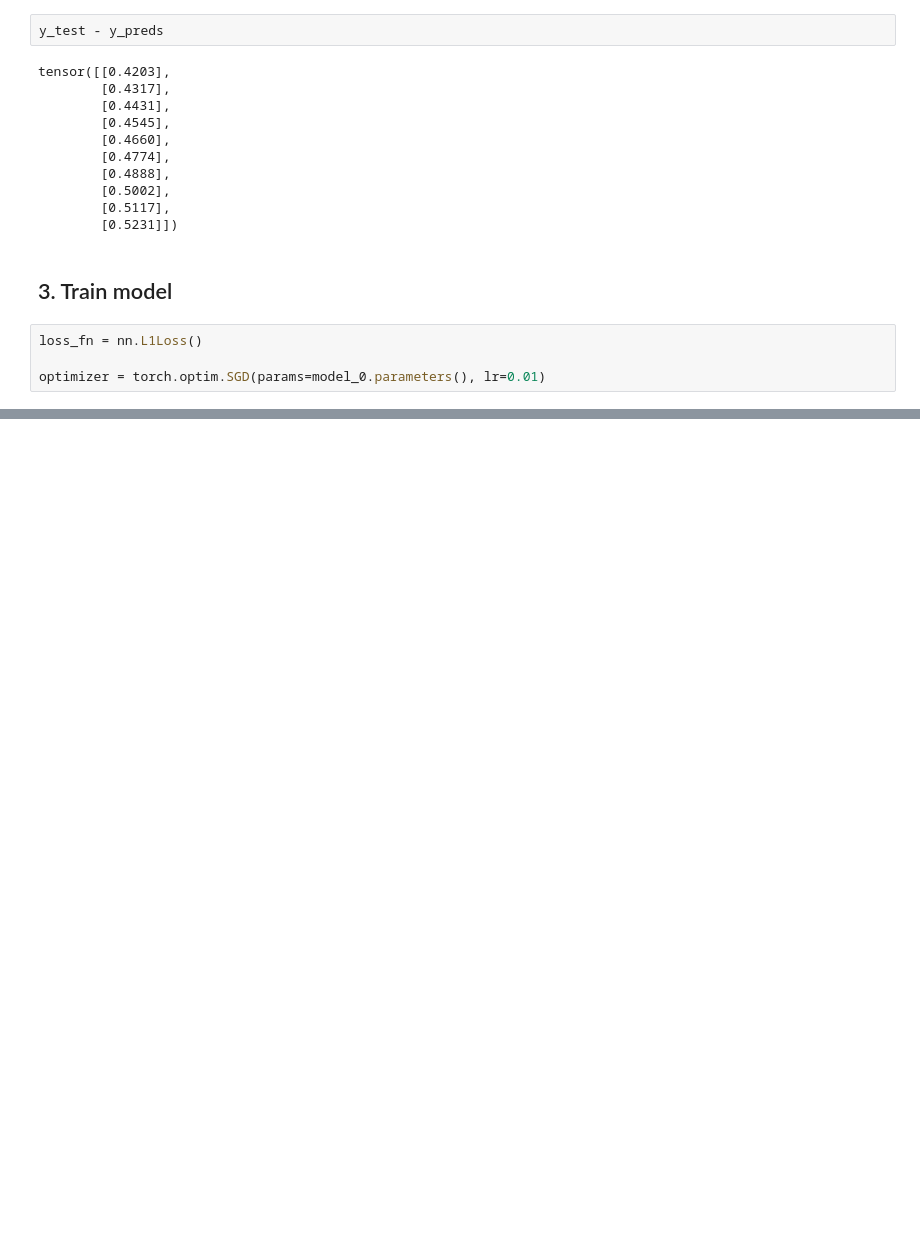
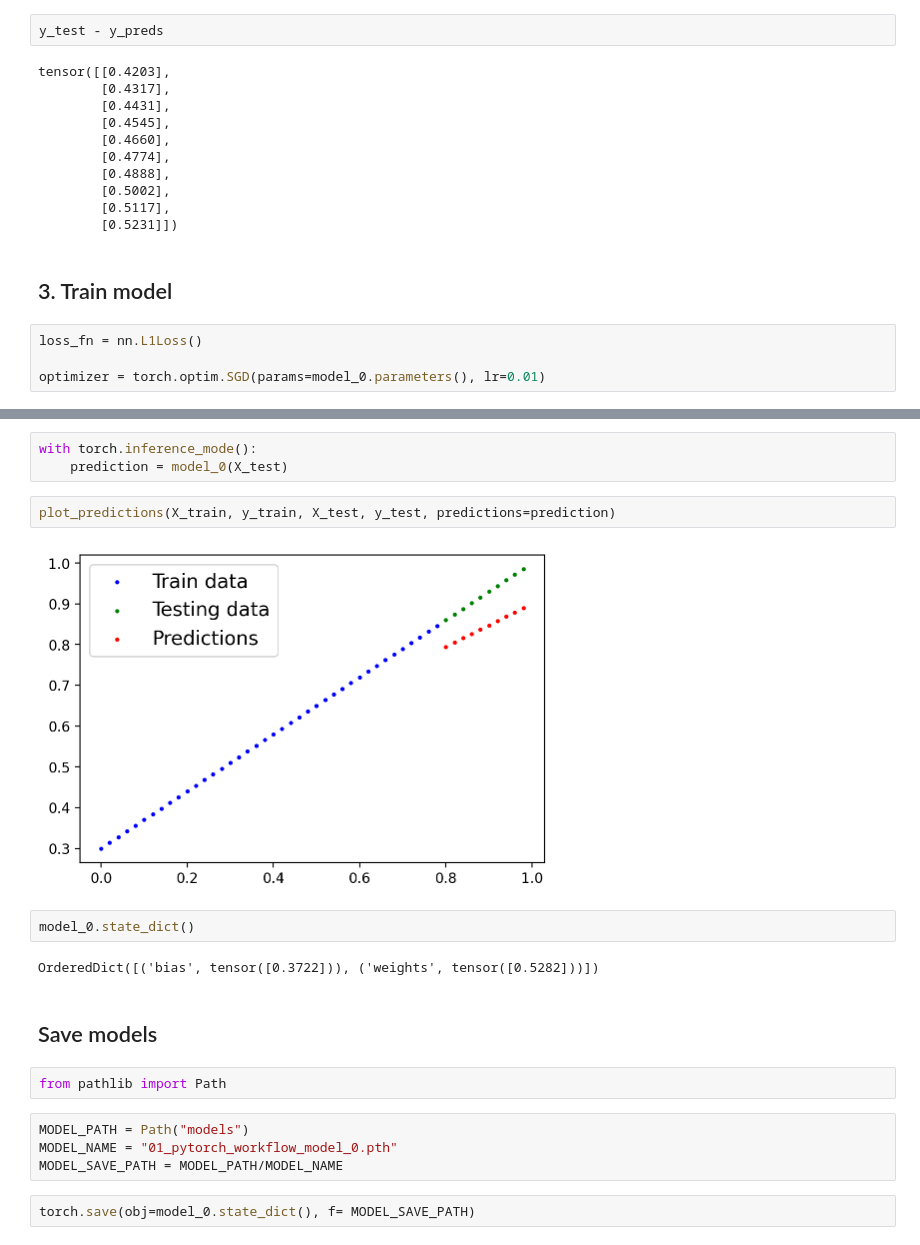
Before and after one commit to Dimaaan1997/PyTorch-for-Deep-Learning, a Jupyter notebook: 01-PyTorchWorkflowFundamentals/In_class_seminar.ipynb, the cells around one changed output, grey strips where cells are left out. Drawn from its saved outputs; the diff is of its cells as text; blank space fills up the shorter version.

```diff
--- a/01-PyTorchWorkflowFundamentals/In_class_seminar.ipynb
+++ b/01-PyTorchWorkflowFundamentals/In_class_seminar.ipynb
@@ -147,0 +221,21 @@ optimizer = torch.optim.SGD(params=model_0.parameters(), lr=0.01)
+# %%
+with torch.inference_mode():
+    prediction = model_0(X_test)
+# %%
+plot_predictions(X_train, y_train, X_test, y_test, predictions=prediction)
+# %% [output]
+[figure, added]
+# %%
+model_0.state_dict()
+# %% [output]
+OrderedDict([('bias', tensor([0.3722])), ('weights', tensor([0.5282]))])
+# %% [markdown]
+## Save models
+# %%
+from pathlib import Path
+# %%
+MODEL_PATH = Path("models")
+MODEL_NAME = "01_pytorch_workflow_model_0.pth"
+MODEL_SAVE_PATH = MODEL_PATH/MODEL_NAME
+# %%
+torch.save(obj=model_0.state_dict(), f= MODEL_SAVE_PATH)
```
Also changed, not shown: parts of 9 cells of this notebook, 1 other file.
